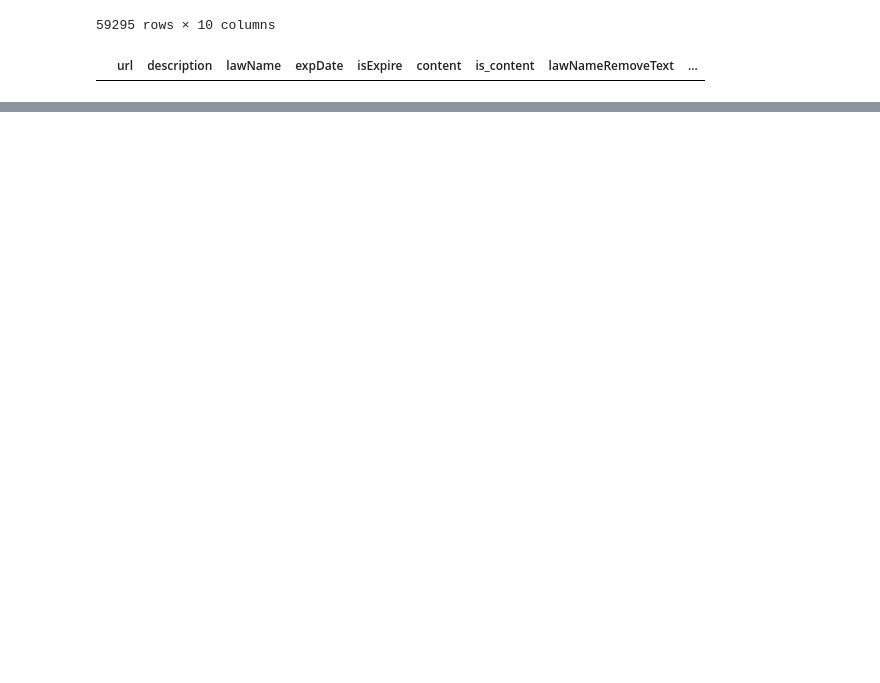
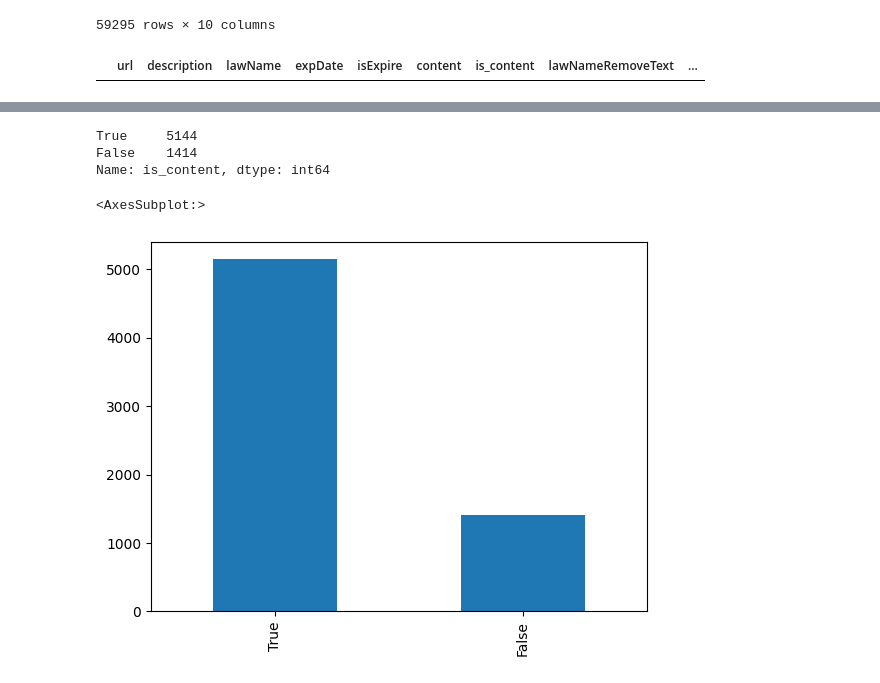
Before and after one commit to trongthanht3/vbpl_crawler, a Jupyter notebook: crawl_vbpl.ipynb, the cells around one changed output, grey strips where cells are left out. Drawn from its saved outputs; the diff is of its cells as text; code cells hidden in the pictures; blank space fills up the shorter version.

Commit message:
fix: handle final data

```diff
--- a/crawl_vbpl.ipynb
+++ b/crawl_vbpl.ipynb
@@ -1091,0 +1117,3 @@ df_no_content.append(law_full.iloc[0], ignore_index=True)
+# %%
+df_no_content_filled = pd.read_csv("raw_data/no_content_both_processed.csv")
+df_no_content_filled
@@ -1091,0 +1134,11 @@ df_no_content.append(law_full.iloc[0], ignore_index=True)
+# %%
+import seaborn as sns
+type_counts = df_no_content_filled['is_content'].value_counts()
+print(type_counts)
+type_counts.plot(kind='bar')
+# %% [output]
+True     5144
+False    1414
+Name: is_content, dtype: int64
+<AxesSubplot:>
+[figure, added]
```
Also changed, not shown: parts of 12 cells of this notebook, 2 other files.
